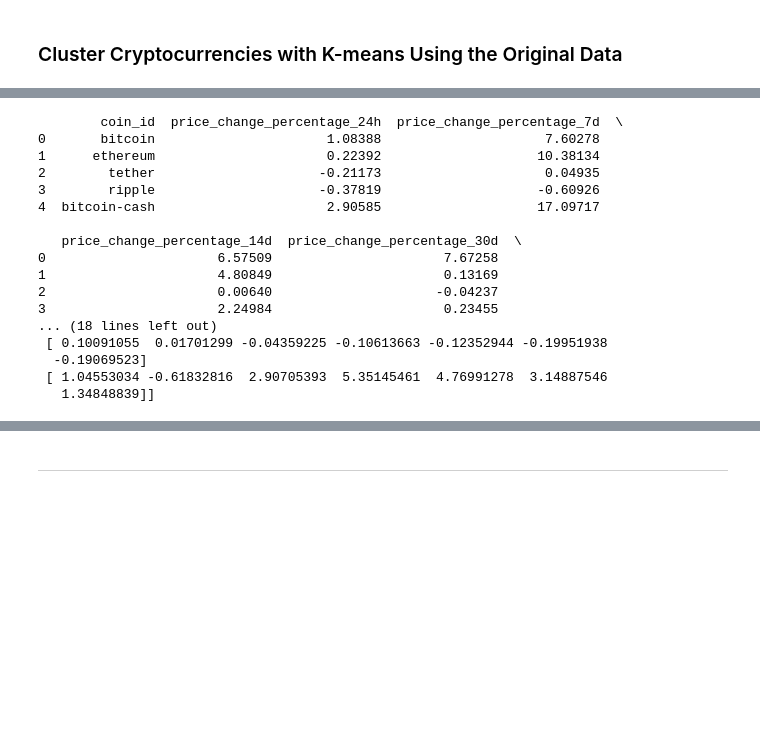
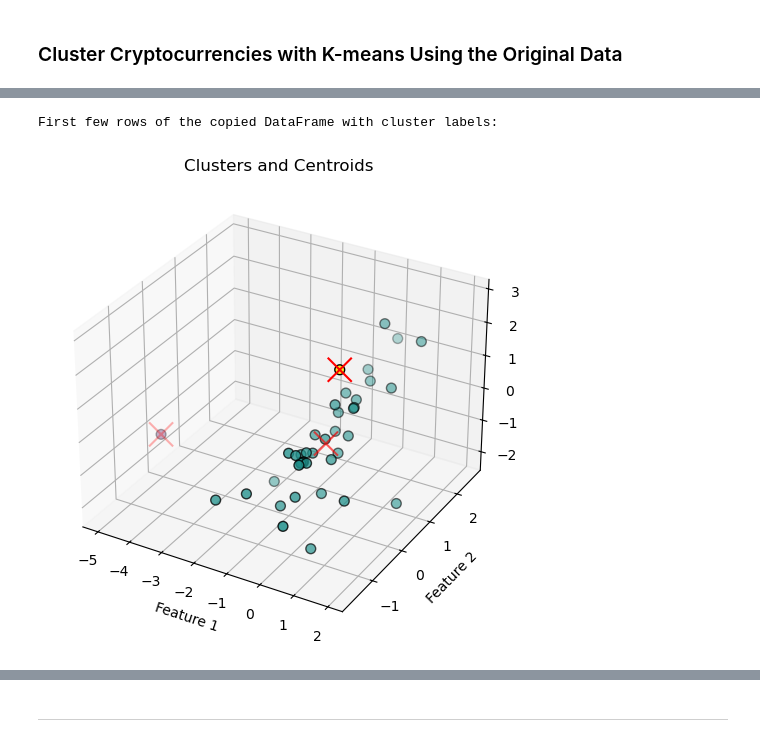
Before and after one commit to mattcat1221/Crypto-Clustering-Analysis, a Jupyter notebook: Crypto_Clustering.ipynb, the cells around one changed output, grey strips where cells are left out. Saved outputs shown, nothing was run; the diff lists cells and outputs as text; code cells hidden in the pictures; blank space fills up the shorter version.

```diff
--- a/Crypto_Clustering.ipynb
+++ b/Crypto_Clustering.ipynb
@@ -2376,61 +2476,40 @@ print(kmeans.cluster_centers_)
 # %%
+# Create a copy of the DataFrame
+# Create a copy of the DataFrame
+df_copy = df.copy()
+
 # Assuming the optimal k is identified as 3 from the Elbow plot
 optimal_k = 3
 
 # Initialize the K-Means model with the best value for k
 kmeans = KMeans(n_clusters=optimal_k, random_state=42, n_init=10)
 
 # Fit the model to the scaled data
 kmeans.fit(scaled_df)
 
-# Get the cluster labels
-labels = kmeans.labels_
+# Predict the clusters to group the cryptocurrencies
+cluster_labels = kmeans.predict(scaled_df)
 
-# Add the cluster labels to the original DataFrame
-df['cluster'] = labels
+# Add the cluster labels to the copied DataFrame
+df_copy['cluster'] = cluster_labels
 
-# Print the first few rows of the DataFrame with the cluster labels
-print(df.head())
-
-# Optionally, you can print the cluster centers
-print("Cluster centers:")
-print(kmeans.cluster_centers_)
+# Print the first few rows of the copied DataFrame with the cluster labels
+print("First few rows of the copied DataFrame with cluster labels:")
 
 # Optionally, visualize the clusters if you have 2 or 3 dimensions
-if scaled_df.shape[1] == 2:
-    plt.figure(figsize=(10, 6))
-    plt.scatter(scaled_df.iloc[:, 0], scaled_df.iloc[:, 1], c=labels, cmap='viridis', marker='o', edgecolor='k', s=50)
-    plt.scatter(kmeans.cluster_centers_[:, 0], kmeans.cluster_centers_[:, 1], s=300, c='red', marker='x')
-    plt.title('Clusters and Centroids')
-    plt.xlabel('Feature 1')
-    plt.ylabel('Feature 2')
-    plt.show()
-elif scaled_df.shape[1] == 3:
-    from mpl_toolkits.mplot3d import Axes3D
-    fig = plt.figure(figsize=(10, 6))
-    ax = fig.add_subplot(111, projection='3d')
-    ax.scatter(scaled_df.iloc[:, 0], scaled_df.iloc[:, 1], scaled_df.iloc[:, 2], c=labels, cmap='viridis', marker='o', edgecolor='k', s=50)
-    ax.scatter(kmeans.cluster_centers_[:, 0], kmeans.cluster_centers_[:, 1], kmeans.cluster_centers_[:, 2], s=300, c='red', marker='x')
-    ax.set_title('Clusters and Centroids')
-    ax.set_xlabel('Feature 1')
-    ax.set_ylabel('Feature 2')
-    ax.set_zlabel('Feature 3')
-    plt.show()
+
+from mpl_toolkits.mplot3d import Axes3D
+fig = plt.figure(figsize=(10, 6))
+ax = fig.add_subplot(111, projection='3d')
+ax.scatter(scaled_df.iloc[:, 0], scaled_df.iloc[:, 1], scaled_df.iloc[:, 2], c=cluster_labels, cmap='viridis', marker='o', edgecolor='k', s=50)
+ax.scatter(kmeans.cluster_centers_[:, 0], kmeans.cluster_centers_[:, 1], kmeans.cluster_centers_[:, 2], s=300, c='red', marker='x')
+ax.set_title('Clusters and Centroids')
+ax.set_xlabel('Feature 1')
+ax.set_ylabel('Feature 2')
+ax.set_zlabel('Feature 3')
+plt.show()
+
+# df_copy.head()
 # %% [output]
-        coin_id  price_change_percentage_24h  price_change_percentage_7d  \
-0       bitcoin                      1.08388                     7.60278
-1      ethereum                      0.22392                    10.38134
-2        tether                     -0.21173                     0.04935
-3        ripple                     -0.37819                    -0.60926
-4  bitcoin-cash                      2.90585                    17.09717
-
-   price_change_percentage_14d  price_change_percentage_30d  \
-0                      6.57509                      7.67258
-1                      4.80849                      0.13169
-2                      0.00640                     -0.04237
-3                      2.24984                      0.23455
-... (18 lines left out)
- [ 0.10091055  0.01701299 -0.04359225 -0.10613663 -0.12352944 -0.19951938
-  -0.19069523]
- [ 1.04553034 -0.61832816  2.90705393  5.35145461  4.76991278  3.14887546
-   1.34848839]]
+First few rows of the copied DataFrame with cluster labels:
+[figure, added]
```
Also changed, not shown: parts of 28 cells of this notebook, 27 other files.
